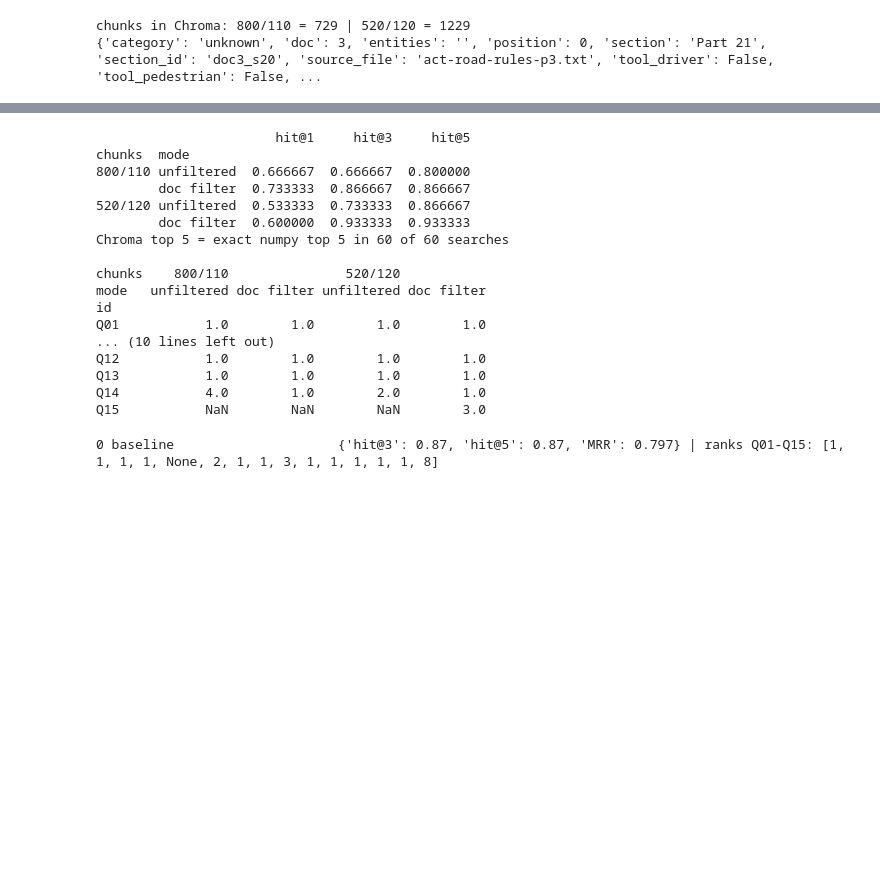
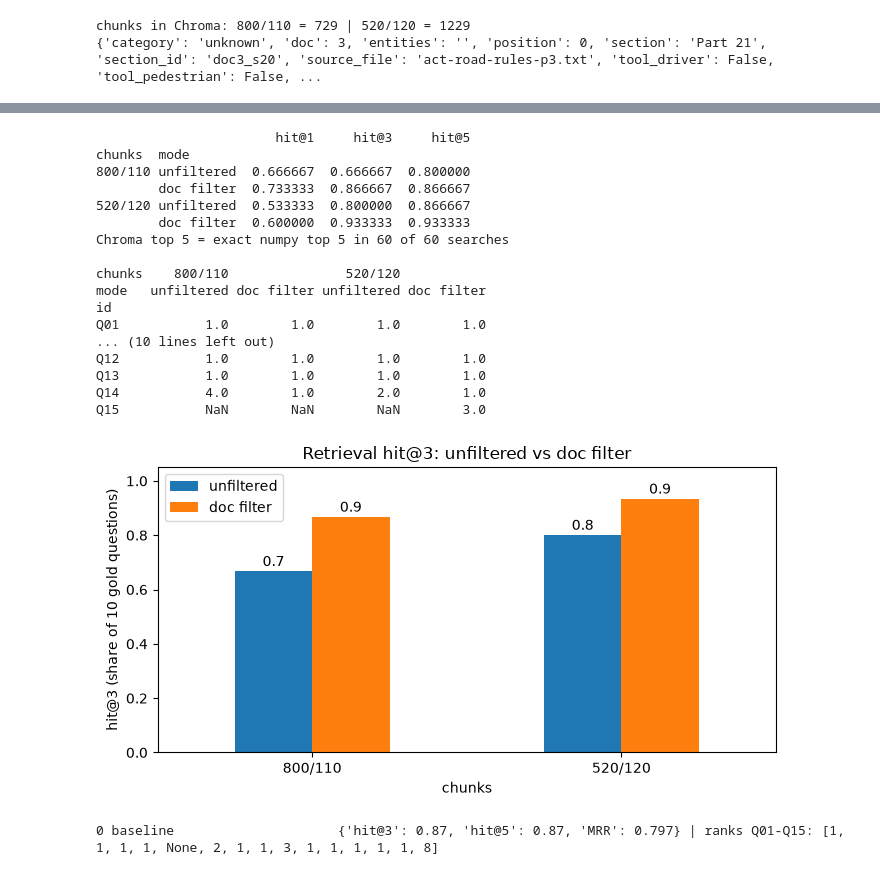
Before and after one commit to NhatHuyNguyen/3312605-dsts11523-final-project, a Jupyter notebook: part_b/notebooks/code.ipynb, the cells around one changed output, grey strips where cells are left out. Saved outputs shown, nothing was run; the diff lists cells and outputs as text; code cells hidden in the pictures; blank space fills up the shorter version.

Commit message:
mode code.ipynb to /notebooks

```diff
--- a/part_b/code.ipynb
+++ b/part_b/notebooks/code.ipynb
@@ -174,7 +174,7 @@ def recorded_seconds(keys, store):                        # total recorded secon
 # Build the chat request (payload = the data we send): the model, one question and fixed settings.
 payload = {"model": MODEL, "stream": False,                          # one complete reply, not a stream
            "messages": [{"role": "user", "content":                  # one user message, no chat history
-                         "Which Python library gives us DataFrames? Answer with one word."}],   # the question
+                         "If there is a no turns sign at an intersection, what does the driver do?"}],   # the question
            # temperature 0 = least random; seed = fixed starting point;
            # num_predict = stop after at most 20 tokens (a token = a word or part of a word).
            "options": {"temperature": 0, "seed": SEED, "num_predict": 20}}   # same settings as Week 10
@@ -638,7 +624,7 @@ Section text:
 # 1) is the reply JSON? 2) does it follow the schema (pydantic)? 3) is the evidence an exact quote
 # of the section? 4) is every tool named in the text? Result: one checked row per reply.
 # Settings for every request. SYSTEM = the system message: fixed instructions sent first.
-SYSTEM = "You label sections of data science tutorials for a search index. Reply with JSON only."   # same for V1-V3
+SYSTEM = "You label sections of ACT Road Rules for a search index. Reply with JSON only."   # same for V1-V3
 # temperature 0 and a fixed seed: (almost always) the same reply for the same prompt.
 # num_predict = at most 300 output tokens (tokens = pieces of words), enough for the JSON reply;
 # num_ctx = the model reads at most 4096 tokens of input.
@@ -884,12 +870,12 @@ weighted avg       0.87      0.93      0.90        15
 # The 15 gold sections were already sent in 7.1, so their replies are reused, not sent again.
 # We measure validity, how often the evidence is an exact quote, and time, then copy each section's
 # labels onto its chunks. Result: metadata_df (one row of labels per section) and labelled chunks.
-frozen = json.loads(Path("outputs/prompt_frozen.json").read_text(encoding="utf-8"))   # read the frozen prompt back
+frozen = json.loads(Path("../outputs/prompt_frozen.json").read_text(encoding="utf-8"))   # read the frozen prompt back
 # Stop with an error if the template was edited after freezing (its fingerprint would differ).
 assert hashlib.sha256(frozen["template"].encode("utf-8")).hexdigest() == frozen["sha256"], "prompt changed after freezing!"
 # Run the frozen prompt on every section (run_sections checks each reply), then save the table.
 metadata_df = run_sections(sections_df, frozen["template"], frozen["version"])   # 125 rows, one per section
-metadata_df.to_csv("outputs/metadata_act_road.csv", index=False)   # the metadata table (raw replies kept)
+metadata_df.to_csv("../outputs/metadata_act_road.csv", index=False)   # the metadata table (raw replies kept)
 
 # Summary numbers: how many rows have each status, then the share (0 to 1) passing each check.
 n = len(metadata_df)                                      # number of sections
@@ -1006,7 +992,7 @@ import chromadb                                           # Chroma = the vector
 from chromadb.config import Settings                      # client settings
 
 # Connect to a Chroma database kept on disk in the folder chroma_week11 (no usage data is sent out).
-client = chromadb.PersistentClient(path="chroma_act_rules", settings=Settings(anonymized_telemetry=False))   # on disk, no telemetry
+client = chromadb.PersistentClient(path="../index/chroma_act_rules", settings=Settings(anonymized_telemetry=False))   # on disk, no telemetry
 
 # Build the metadata of one chunk. chromadb 1.5.9 accepts lists but never an empty one, and most
 # sections have no trusted tools, so we store one value per field: the tools joined with ";" (for
@@ -1140,42 +1126,43 @@ for size, col, chunks, E in [("800/110", col_800, chunks_800, E800), ("520/120",
                          "rank_of_gold": rank, "top5": ";".join(hits["chunk_id"])})        # result
 # Turn the rows into a table, then add one True/False column per k: is the gold chunk in the top k?
 hit_df = pd.DataFrame(rows)                               # 2 sizes x 10 questions x 2 modes = 40 rows
 for k in (1, 3, 5):                                       # adds the columns hit@1, hit@3 and hit@5
     hit_df[f"hit@{k}"] = hit_df["rank_of_gold"].le(k)     # True if the gold chunk is in the top k (missed = False)
 # Save every search; then the mean of each True/False column per setting = the share of hits.
-hit_df.to_csv("outputs/hit_at_k_per_question.csv", index=False)   # every search, for the failure analysis
+hit_df.to_csv("../outputs/hit_at_k_per_question_dense.csv", index=False)   # every search, for the failure analysis
 summary = hit_df.groupby(["chunks", "mode"], sort=False)[["hit@1", "hit@3", "hit@5"]].mean()   # share of 10 questions
-summary.to_csv("outputs/hit_at_k_summary.csv")            # save the summary table
+summary.to_csv("../outputs/hit_at_k_summary_dense.csv")            # save the summary table
 print(summary.to_string())                                # the comparison table
 print("Chroma top 5 = exact numpy top 5 in", exact_same, "of", len(hit_df), "searches\n")   # Chroma's index is approximate
 
 print(hit_df.pivot(index="id", columns=["chunks", "mode"], values="rank_of_gold").to_string())   # gold rank (NaN = not in top 5)
 
 # Bar chart of hit@3 for every chunk size and search mode, saved to outputs/figures/hit_at_3.png.
-# ax = summary["hit@3"].unstack("mode").plot.bar(figsize=(7, 3.8), rot=0)   # grouped bars: size x mode
-# ax.set_ylim(0, 1.05); ax.set_ylabel("hit@3 (share of 10 gold questions)")  # y axis: range, label
-# ax.set_title("Retrieval hit@3: unfiltered vs doc filter"); ax.legend(title="")   # title and legend
-# for p in ax.patches:                                      # write the value on each bar
-#     ax.annotate(f"{p.get_height():.1f}", (p.get_x() + p.get_width() / 2, p.get_height() + 0.02), ha="center")   # label
-# plt.tight_layout(); plt.savefig("outputs/figures/hit_at_3.png", dpi=130); plt.show()   # save, then show
+ax = summary["hit@3"].unstack("mode").plot.bar(figsize=(7, 3.8), rot=0)   # grouped bars: size x mode
+ax.set_ylim(0, 1.05); ax.set_ylabel("hit@3 (share of 10 gold questions)")  # y axis: range, label
+ax.set_title("Retrieval hit@3: unfiltered vs doc filter"); ax.legend(title="")   # title and legend
+for p in ax.patches:                                      # write the value on each bar
+    ax.annotate(f"{p.get_height():.1f}", (p.get_x() + p.get_width() / 2, p.get_height() + 0.02), ha="center")   # label
+plt.tight_layout(); plt.savefig("../outputs/figures/hit_at_3_dense.png", dpi=130); plt.show()   # save, then show
 # %% [output]
                        hit@1     hit@3     hit@5
 chunks  mode
 800/110 unfiltered  0.666667  0.666667  0.800000
         doc filter  0.733333  0.866667  0.866667
-520/120 unfiltered  0.533333  0.733333  0.866667
+520/120 unfiltered  0.533333  0.800000  0.866667
         doc filter  0.600000  0.933333  0.933333
 Chroma top 5 = exact numpy top 5 in 60 of 60 searches
 
 chunks    800/110               520/120
 mode   unfiltered doc filter unfiltered doc filter
 id
 Q01           1.0        1.0        1.0        1.0
 ... (10 lines left out)
 Q12           1.0        1.0        1.0        1.0
 Q13           1.0        1.0        1.0        1.0
 Q14           4.0        1.0        2.0        1.0
 Q15           NaN        NaN        NaN        3.0
+[figure, added]
 # %%
 # Exercise 12.1 — The baseline to beat: retrieval scores before any of the later fixes.
 # Setting: the same 10 gold questions as Exercise 10.1, 800/110 chunks, search by meaning only,
```
Also changed, not shown: parts of 15 cells of this notebook.
